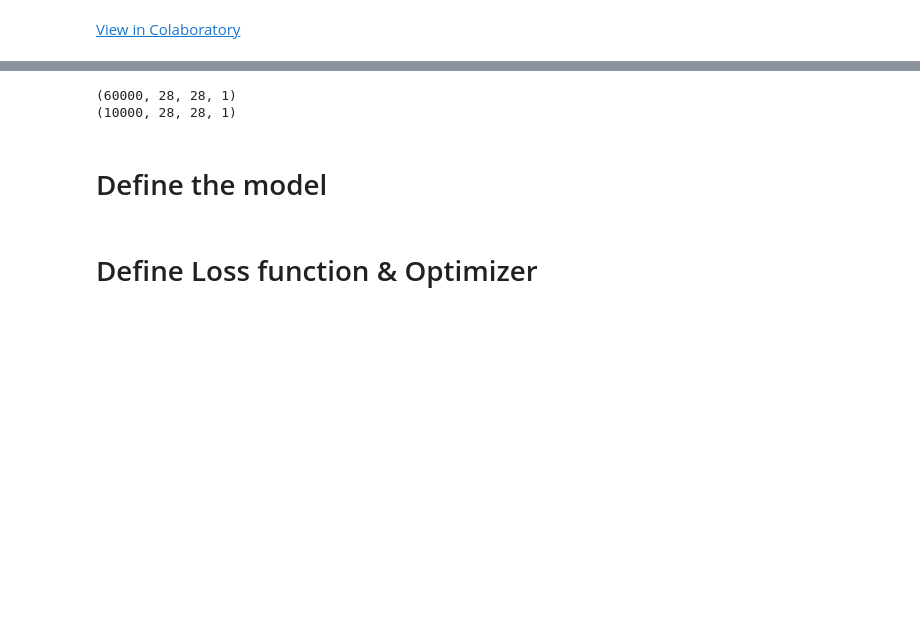
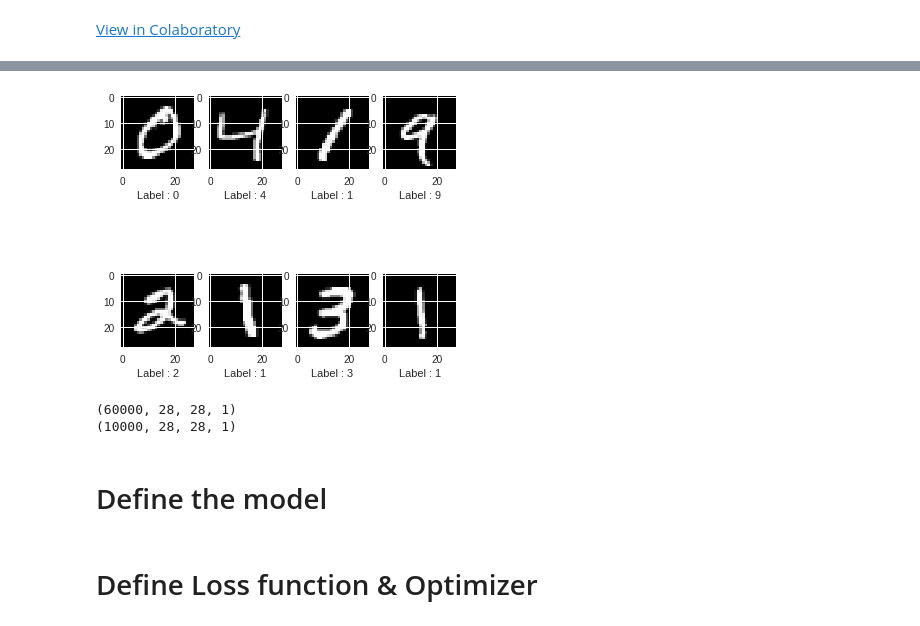
Before and after one commit to Abey12525/PYTHON_GEN, a Jupyter notebook: Kmnist.ipynb, the cells around one changed output, grey strips where cells are left out. Cells and saved outputs as stored; diff of their text form; code cells hidden in the pictures; blank space fills up the shorter version.

```diff
--- a/Kmnist.ipynb
+++ b/Kmnist.ipynb
@@ -35,4 +35,33 @@ train : 5
 test : [0. 0. 0. 0. 0. 0. 0. 1. 0. 0.]
 train : [0. 0. 0. 0. 0. 1. 0. 0. 0. 0.]
 shape = (60000, 10)
+# %%
+def figsub(imgarr,labarr):
+  fig = plt.figure(figsize=(6,6))
+  columns = 4
+  rows = 2
+  for i in range(1,columns*rows+1):
+    img = imgarr[i]
+    img = np.array(img)
+    img = img.reshape((28,28))
+    fig.add_subplot(rows,columns,i)
+    plt.imshow(img,cmap='gray')
+    plt.xlabel("Label : {}".format(np.argmax(labarr[i],axis=0)))
+
+
+def figsubpre(imgarr,labarr,pre):
+  fig = plt.figure(figsize=(8,8))
+  columns = 4
+  rows = 2
+  for i in range(1,columns*rows+1):
+    img = imgarr[i]
+    img = np.array(img)
+    img = img.reshape((28,28))
+    fig.add_subplot(rows,columns,i)
+    plt.imshow(img,cmap='gray')
+    plt.xlabel("Label : {} Prediction : {}".format(np.argmax(labarr[i],axis=0),pre[i]))
+
+figsub(train_x,train_y)
+# %% [output]
+[figure, added]
 # %%
```
Also changed, not shown: parts of 8 cells of this notebook.
